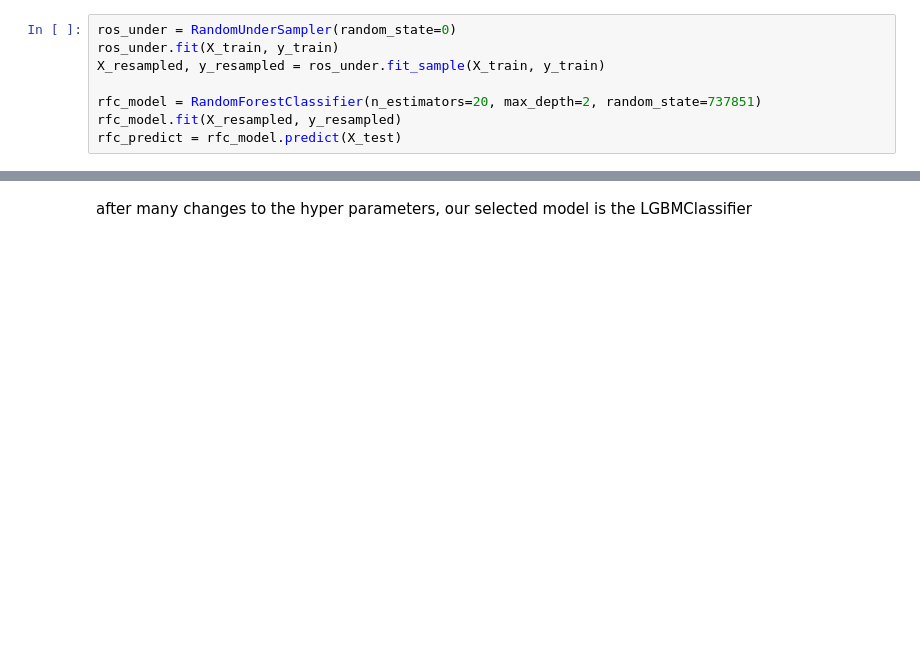
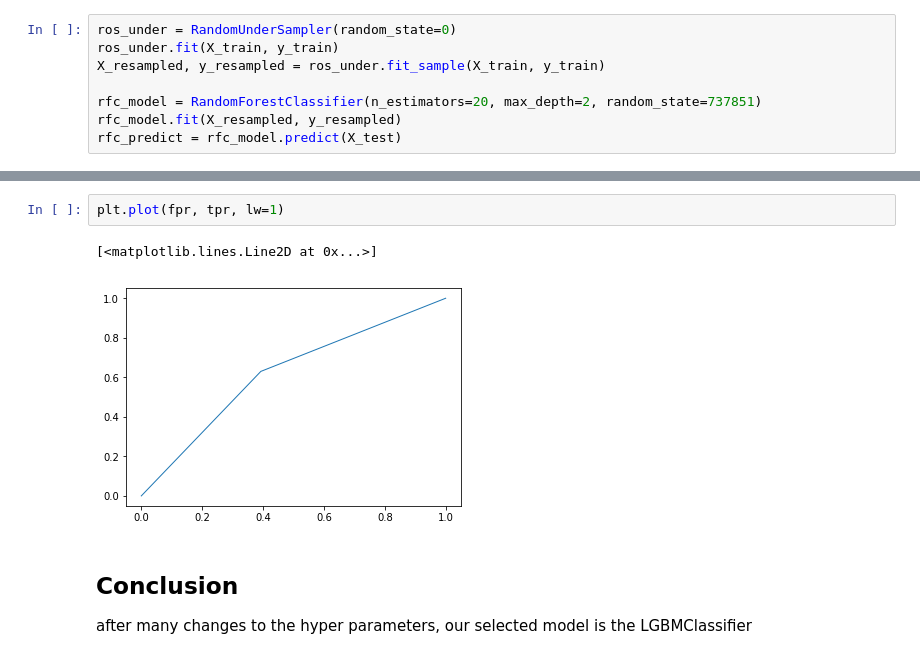
Before and after one commit to Naihan/TCDS, a Jupyter notebook: master/notebooks/loans_master.ipynb, the cells around one changed output, grey strips where cells are left out. Drawn from its saved outputs; the diff is of its cells as text; blank space fills up the shorter version.

```diff
--- a/master/notebooks/loans_master.ipynb
+++ b/master/notebooks/loans_master.ipynb
@@ -774,2 +776,9 @@ print(roc_auc)
+# %%
+plt.plot(fpr, tpr, lw=1)
+# %% [output]
+[<matplotlib.lines.Line2D at 0x...>]
+[figure, added]
 # %% [markdown]
+## Conclusion
+
 after many changes to the hyper parameters, our selected model is the LGBMClassifier
```
Also changed, not shown: parts of 6 cells of this notebook.
